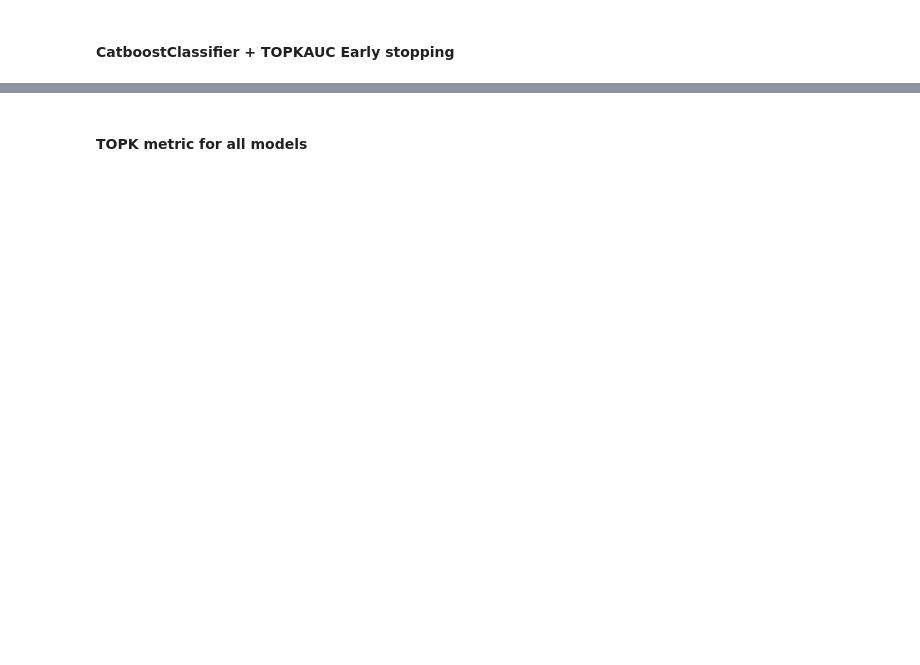
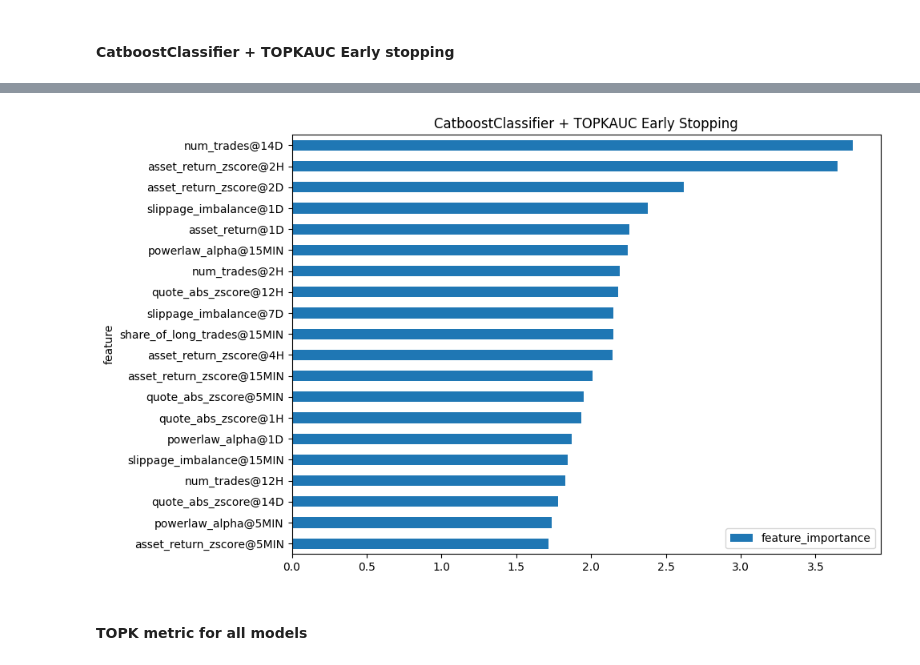
Before and after one commit to B0R0koko/pump-and-dump-prediction, a Jupyter notebook: src/analysis/research_notebook.ipynb, the cells around one changed output, grey strips where cells are left out. Cells and saved outputs as stored; diff of their text form; code cells hidden in the pictures; blank space fills up the shorter version.

```diff
--- a/src/analysis/research_notebook.ipynb
+++ b/src/analysis/research_notebook.ipynb
@@ -603,3 +629,3 @@ sample: Sample = pipe.create_sample()
 # %%
-model: CatboostRankerModel = pipe.train(sample, tuned=True)
-experiment_cb_topkauc_tuned = Experiment(experiment_name="CatboostRanker + TOPKAUC Early Stopping", model=model, sample=sample)
+model: CatboostClassifierModel = pipe.train(sample, tuned=True)
+experiment_cb_topkauc_tuned = Experiment(experiment_name="CatboostClassifier + TOPKAUC Early Stopping", model=model, sample=sample)
@@ -606,3 +650,18 @@ experiment_cb_topkauc_tuned = Experiment(experiment_name="CatboostRanker + TOPKA
+# %%
+model = experiment_cb_topkauc_tuned.get_model()._model
+
+df_fi = pd.DataFrame({
+    "feature": model.feature_names_,
+    "feature_importance": model.feature_importances_
+})
+df_fi = df_fi.set_index("feature").sort_values(by="feature_importance", ascending=True)
+
+df_fi.tail(20).plot.barh(figsize=(10, 6))
+plt.title("CatboostClassifier + TOPKAUC Early Stopping")
+plt.tight_layout()
+plt.savefig("images/feature_importances.png")
+# %% [output]
+[figure, added]
 # %% [markdown]
 <h4>TOPK metric for all models</h4>
 # %%
```
Also changed, not shown: parts of 29 cells of this notebook, 7 other files.
